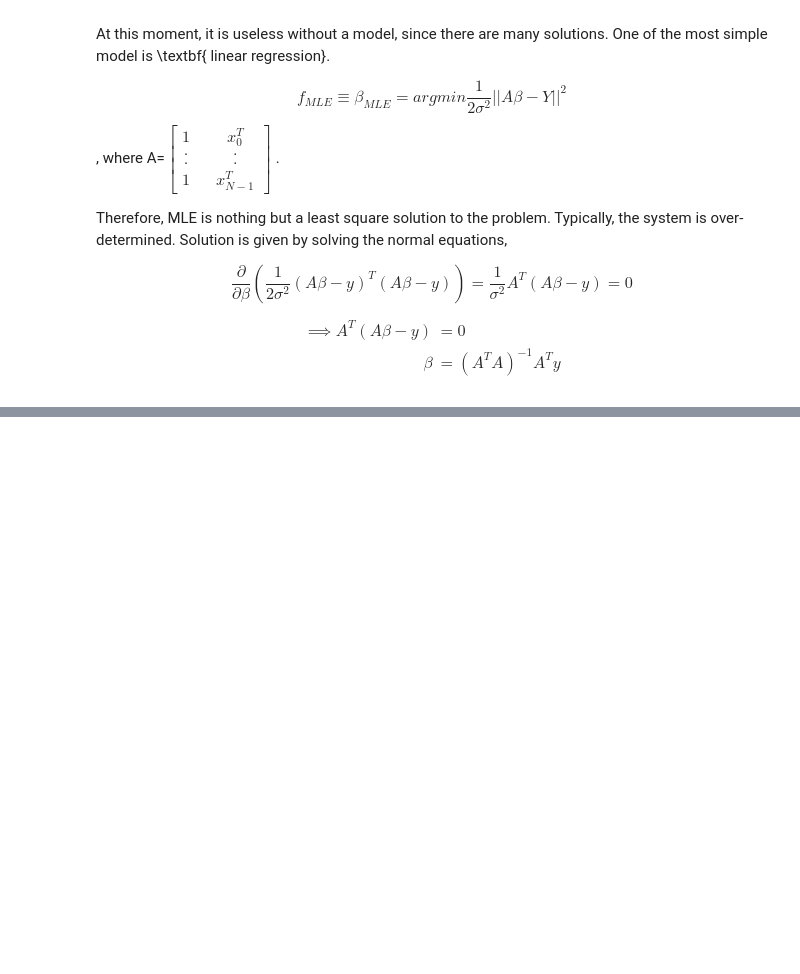
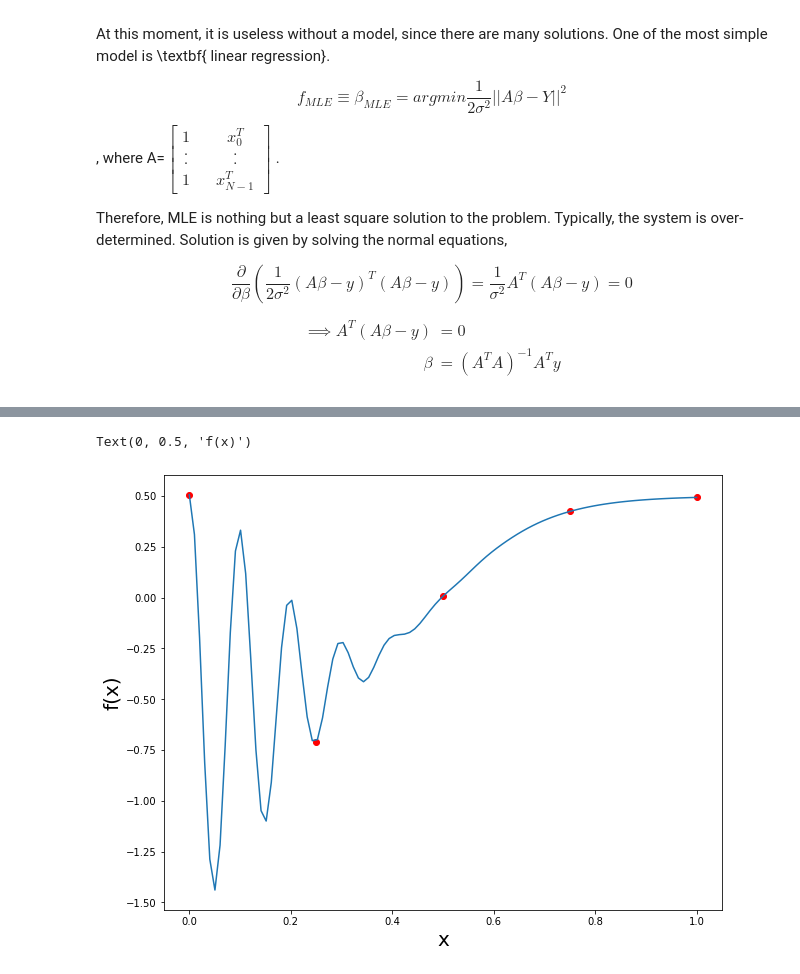
Before and after one commit to raph651/Amath-582-Data-Analysis, a Jupyter notebook: course_notes/Chapter2.ipynb, the cells around one changed output, grey strips where cells are left out. Drawn from its saved outputs; the diff is of its cells as text; code cells hidden in the pictures; blank space fills up the shorter version.

```diff
--- a/course_notes/Chapter2.ipynb
+++ b/course_notes/Chapter2.ipynb
@@ -371,0 +451,27 @@ Analyzing the MSE doesn't mean which model is always better. It is still importa
+# %%
+# define function to be interpolated
+
+def f(x):
+
+  val = np.exp( - x**2/0.05 )*np.cos(np.pi*20*x) + 0.5*np.tanh(5*(x - 0.5))
+
+  return val
+# %%
+N = 100
+N_p = 5
+
+x = np.linspace(0,1, N) # grid used for plotting
+
+x_p = np.linspace(0,1, N_p) # set of points for interpolation
+
+# plot the function
+
+fig,ax = plt.subplots(1,1, figsize=(10,8))
+
+ax.plot(x, f(x))
+ax.scatter(x_p, f(x_p), color='r')
+ax.set_xlabel('x', fontsize=20)
+ax.set_ylabel('f(x)', fontsize=20)
+# %% [output]
+Text(0, 0.5, 'f(x)')
+[figure, added]
```
Also changed, not shown: parts of 54 cells of this notebook, 10 other files.
